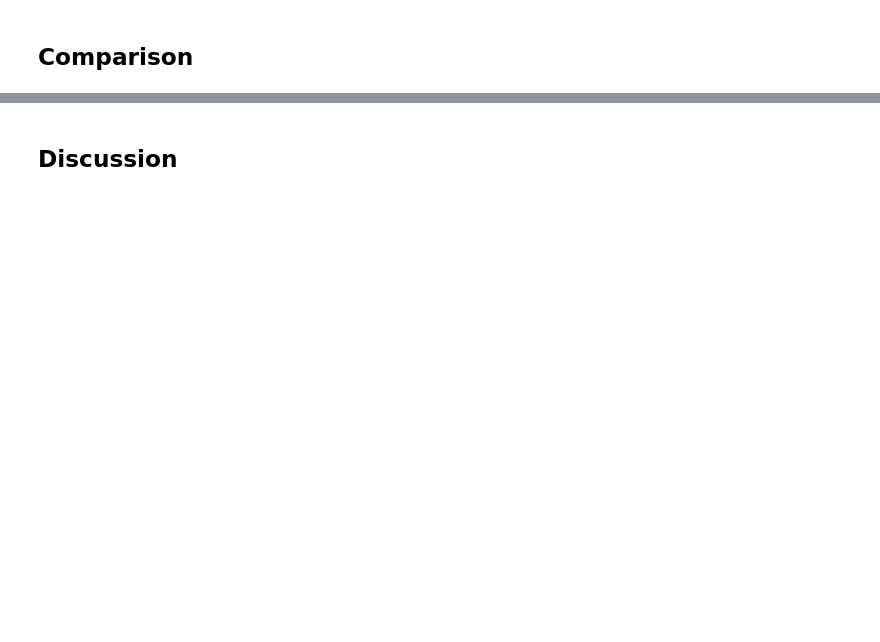
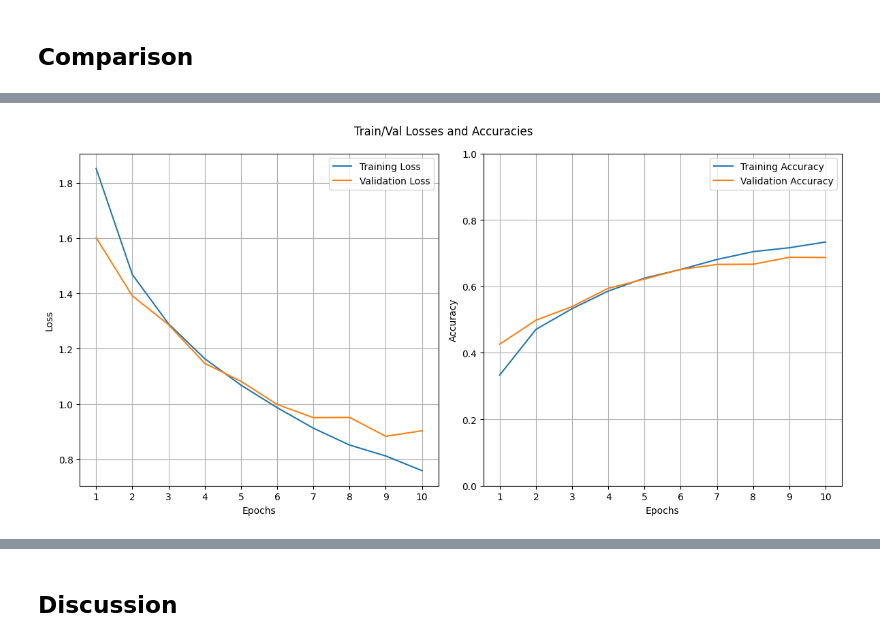
Before and after one commit to JaronMatzinger/mse_delearn, a Jupyter notebook: 08_exercises/eval_batchnorm_G05.ipynb, the cells around one changed output, grey strips where cells are left out. Drawn from its saved outputs; the diff is of its cells as text; code cells hidden in the pictures; blank space fills up the shorter version.

```diff
--- a/08_exercises/eval_batchnorm_G05.ipynb
+++ b/08_exercises/eval_batchnorm_G05.ipynb
@@ -766,0 +804,5 @@ plot_loss_curves(n_epochs, results)
+# %%
+result = results.get('baseline_tanh')
+plot_loss_curve(n_epochs, result[0], result[1], result[2], result[3])
+# %% [output]
+[figure, added]
```
Also changed, not shown: parts of 23 cells of this notebook, 1 other file.
